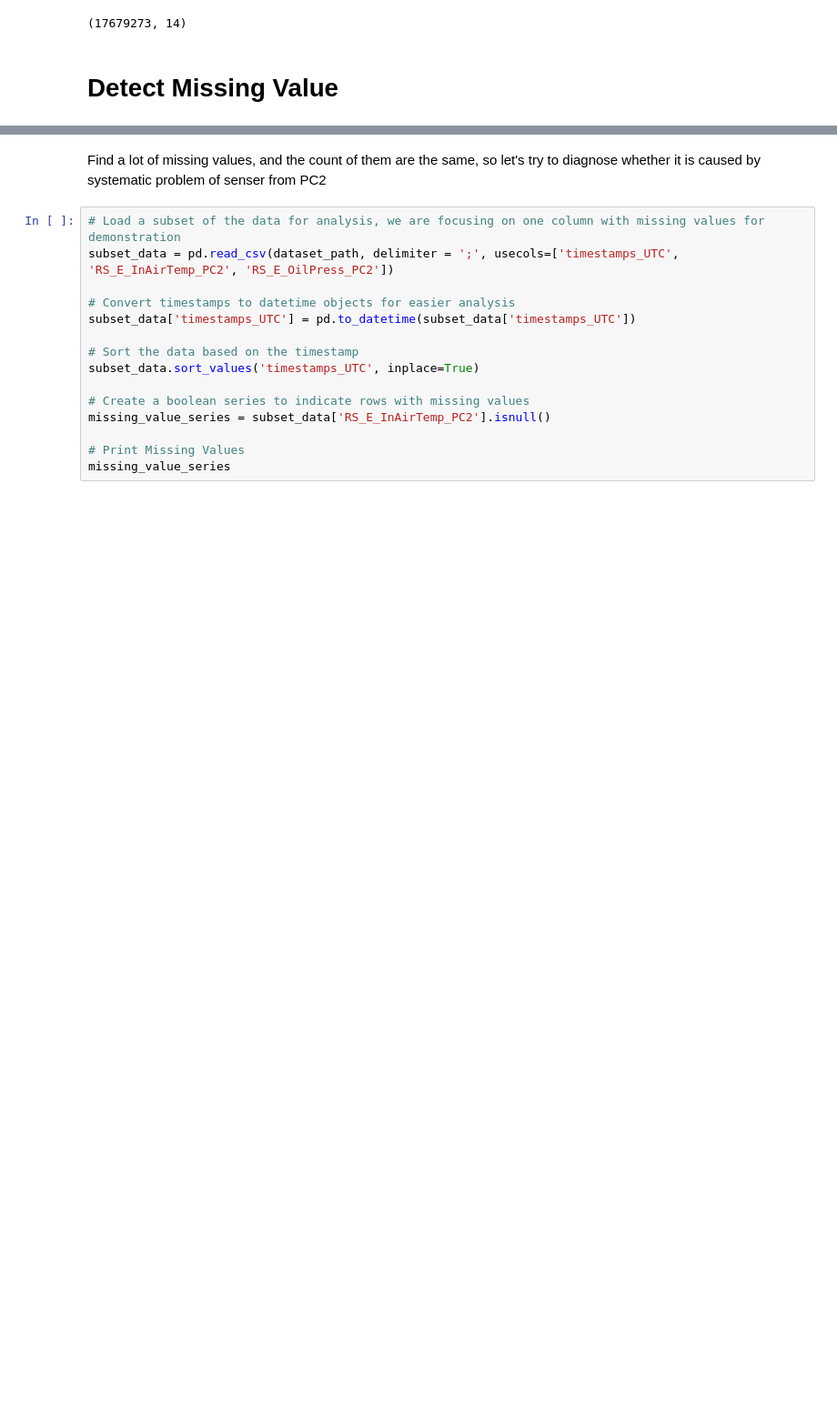
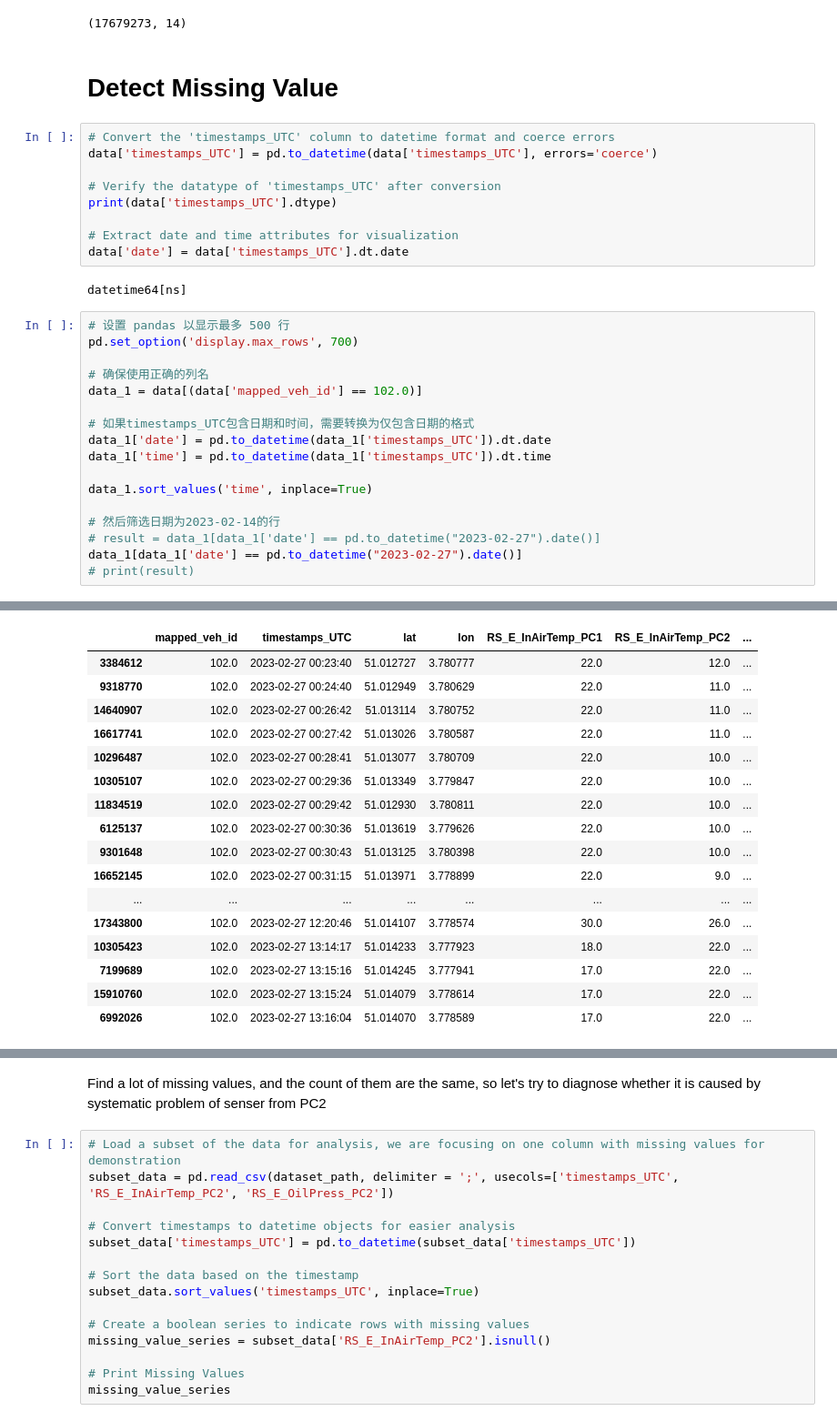
Before and after one commit to yutao-data/Data_Mining_SNCB, a Jupyter notebook: notebooks/sncb-data-clean.ipynb, the cells around one changed output, grey strips where cells are left out. Shown at 91% size. Saved outputs shown, nothing was run; the diff lists cells and outputs as text; blank space fills up the shorter version.

```diff
--- a/notebooks/sncb-data-clean.ipynb
+++ b/notebooks/sncb-data-clean.ipynb
@@ -50,3 +50,32 @@ data.shape
 (17679273, 14)
 # %% [markdown]
 # Detect Missing Value
+# %%
+# Convert the 'timestamps_UTC' column to datetime format and coerce errors
+data['timestamps_UTC'] = pd.to_datetime(data['timestamps_UTC'], errors='coerce')
+
+# Verify the datatype of 'timestamps_UTC' after conversion
+print(data['timestamps_UTC'].dtype)
+
+# Extract date and time attributes for visualization
+data['date'] = data['timestamps_UTC'].dt.date
+# %% [output]
+datetime64[ns]
+# %%
+# 设置 pandas 以显示最多 500 行
+pd.set_option('display.max_rows', 700)
+
+# 确保使用正确的列名
+data_1 = data[(data['mapped_veh_id'] == 102.0)]
+
+# 如果timestamps_UTC包含日期和时间，需要转换为仅包含日期的格式
+data_1['date'] = pd.to_datetime(data_1['timestamps_UTC']).dt.date
+data_1['time'] = pd.to_datetime(data_1['timestamps_UTC']).dt.time
+
+data_1.sort_values('time', inplace=True)
+
+# 然后筛选日期为2023-02-14的行
+# result = data_1[data_1['date'] == pd.to_datetime("2023-02-27").date()]
+data_1[data_1['date'] == pd.to_datetime("2023-02-27").date()]
+# print(result)
+# %% [output]
@@ -53,3 +96,20 @@ data.shape
+|  | mapped_veh_id | timestamps_UTC | lat | lon | RS_E_InAirTemp_PC1 | RS_E_InAirTemp_PC2 | ... |
+| 3384612 | 102.0 | 2023-02-27 00:23:40 | 51.012727 | 3.780777 | 22.0 | 12.0 | ... |
+| 9318770 | 102.0 | 2023-02-27 00:24:40 | 51.012949 | 3.780629 | 22.0 | 11.0 | ... |
+| 14640907 | 102.0 | 2023-02-27 00:26:42 | 51.013114 | 3.780752 | 22.0 | 11.0 | ... |
+| 16617741 | 102.0 | 2023-02-27 00:27:42 | 51.013026 | 3.780587 | 22.0 | 11.0 | ... |
+| 10296487 | 102.0 | 2023-02-27 00:28:41 | 51.013077 | 3.780709 | 22.0 | 10.0 | ... |
+| 10305107 | 102.0 | 2023-02-27 00:29:36 | 51.013349 | 3.779847 | 22.0 | 10.0 | ... |
+| 11834519 | 102.0 | 2023-02-27 00:29:42 | 51.012930 | 3.780811 | 22.0 | 10.0 | ... |
+| 6125137 | 102.0 | 2023-02-27 00:30:36 | 51.013619 | 3.779626 | 22.0 | 10.0 | ... |
+| 9301648 | 102.0 | 2023-02-27 00:30:43 | 51.013125 | 3.780398 | 22.0 | 10.0 | ... |
+| 16652145 | 102.0 | 2023-02-27 00:31:15 | 51.013971 | 3.778899 | 22.0 | 9.0 | ... |
+| ... | ... | ... | ... | ... | ... | ... | ... |
+| 17343800 | 102.0 | 2023-02-27 12:20:46 | 51.014107 | 3.778574 | 30.0 | 26.0 | ... |
+| 10305423 | 102.0 | 2023-02-27 13:14:17 | 51.014233 | 3.777923 | 18.0 | 22.0 | ... |
+| 7199689 | 102.0 | 2023-02-27 13:15:16 | 51.014245 | 3.777941 | 17.0 | 22.0 | ... |
+| 15910760 | 102.0 | 2023-02-27 13:15:24 | 51.014079 | 3.778614 | 17.0 | 22.0 | ... |
+| 6992026 | 102.0 | 2023-02-27 13:16:04 | 51.014070 | 3.778589 | 17.0 | 22.0 | ... |
 # %%
 # Checking for missing values in each column
 missing_values = data.isnull().sum()
```
Also changed, not shown: parts of 6 cells of this notebook.
